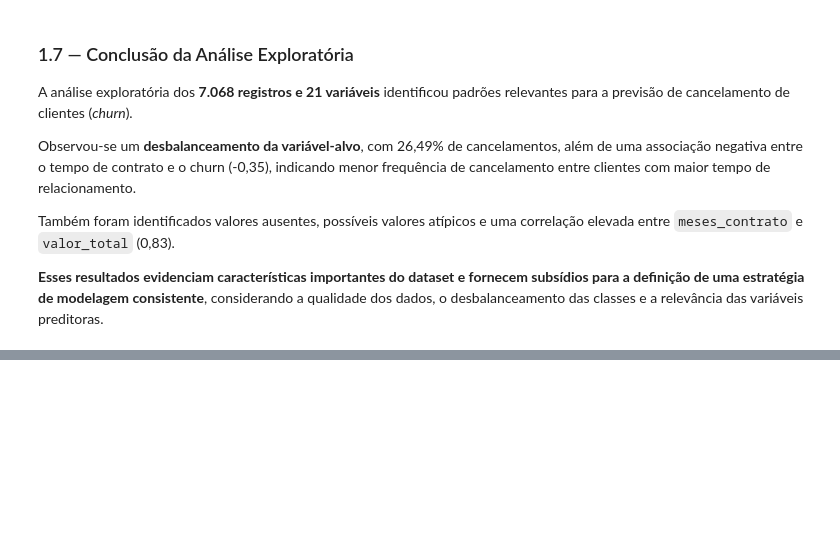
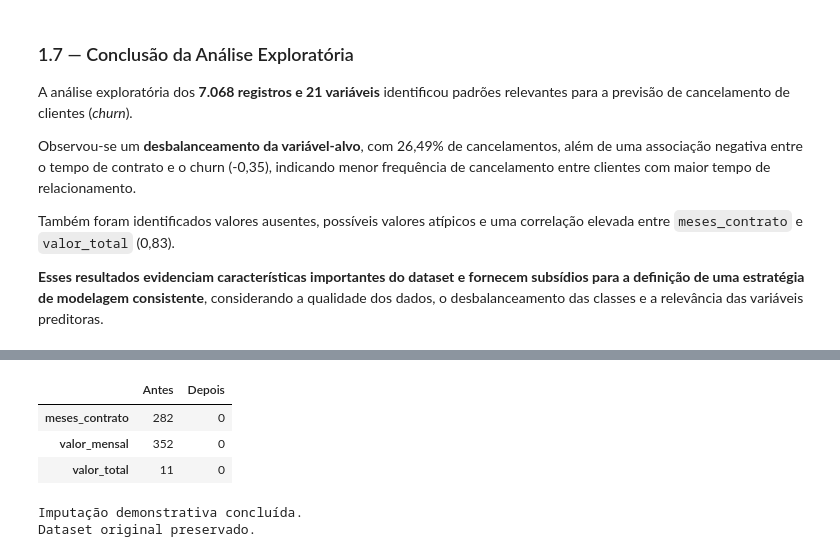
Before and after one commit to Cristina-Freitas/telecom-churn-prediction, a Jupyter notebook: notebooks/01_analise_exploratoria.ipynb, the cells around one changed output, grey strips where cells are left out. Saved outputs shown, nothing was run; the diff lists cells and outputs as text; code cells hidden in the pictures; blank space fills up the shorter version.

```diff
--- a/notebooks/01_analise_exploratoria.ipynb
+++ b/notebooks/01_analise_exploratoria.ipynb
@@ -476,0 +696,32 @@ Também foram identificados valores ausentes, possíveis valores atípicos e uma
+# %%
+# ============================================================
+# 2.2 — VALIDAÇÃO DA IMPUTAÇÃO PELA MEDIANA
+# ============================================================
+
+# Cria uma cópia para demonstrar o tratamento
+df_imputacao = df_tratado.copy()
+
+# Cria e ajusta o imputador para análise demonstrativa
+imputador = criar_imputador()
+
+df_imputacao[COLUNAS_IMPUTACAO] = imputador.fit_transform(
+    df_imputacao[COLUNAS_IMPUTACAO]
+)
+
+# Compara valores ausentes antes e depois
+comparacao_ausentes = pd.DataFrame({
+    "Antes": df_tratado[COLUNAS_IMPUTACAO].isna().sum(),
+    "Depois": df_imputacao[COLUNAS_IMPUTACAO].isna().sum()
+})
+
+display(comparacao_ausentes)
+
+print("Imputação demonstrativa concluída.")
+print("Dataset original preservado.")
+# %% [output]
+|  | Antes | Depois |
+| meses_contrato | 282 | 0 |
+| valor_mensal | 352 | 0 |
+| valor_total | 11 | 0 |
+Imputação demonstrativa concluída.
+Dataset original preservado.
```
Also changed, not shown: parts of 21 cells of this notebook, 7 other files.
